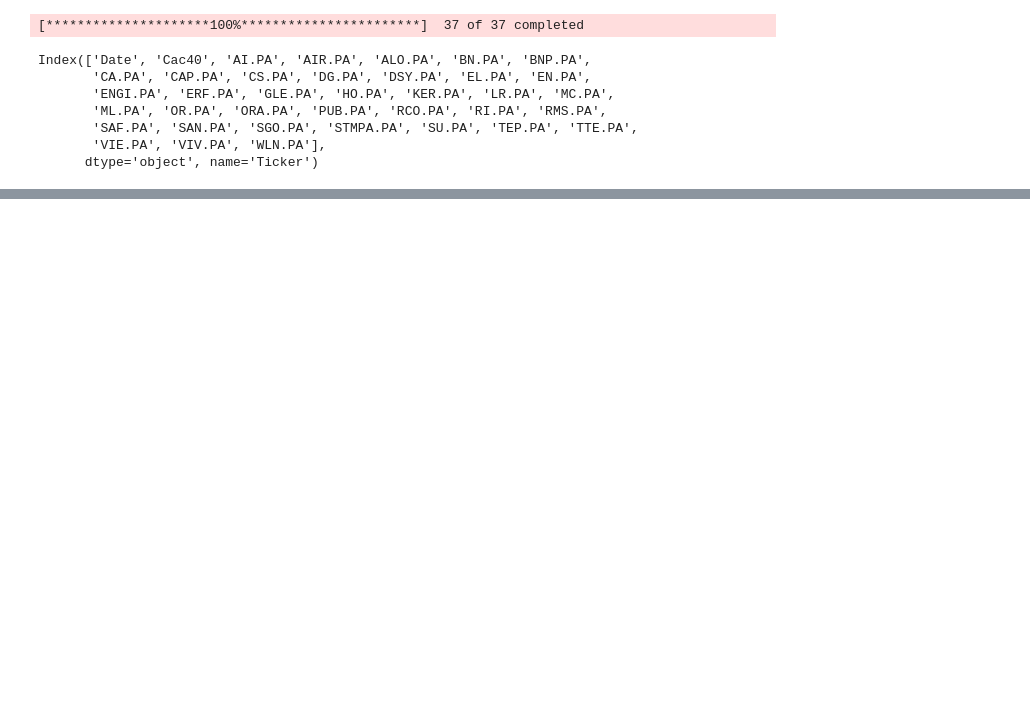
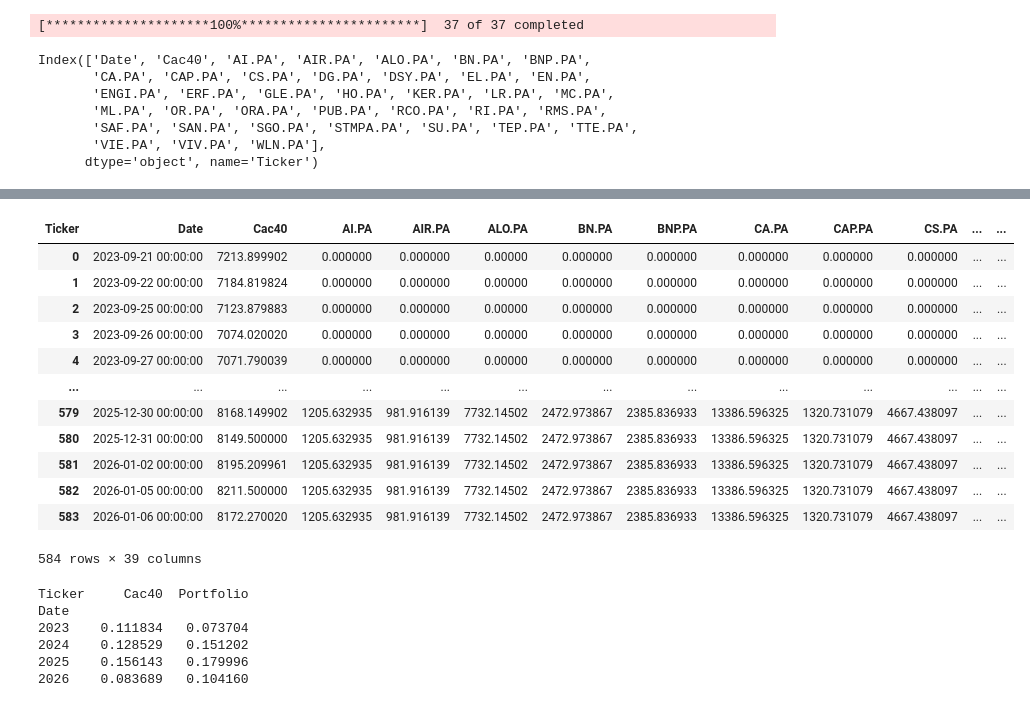
Before and after one commit to MaloBardin/GIT-Linux-Final-Project, a Jupyter notebook: View Value Estimator.ipynb, the cells around one changed output, grey strips where cells are left out. Cells and saved outputs as stored; diff of their text form; code cells hidden in the pictures; blank space fills up the shorter version.

```diff
--- a/View Value Estimator.ipynb
+++ b/View Value Estimator.ipynb
@@ -138,7 +140,11 @@ def getSigmaModified(df,date,lookback,listofbanneddays,periodison=False):
     date=pd.to_datetime(date)
     if date not in df["Date"].values:#add breaker if windows not in df
         raise ValueError("Date not in dataframe")
-    returns_df = df[["Date","S5SFTW","S5PHRM","S5CPGS","S5ENRSX","S5FDBT","S5TECH","S5RETL","S5BANKX","S5HCES","S5DIVF","S5UTILX","S5MEDA","S5REAL","S5TELSX","S5MATRX","S5INSU","S5FDSR","S5HOUS","S5SSEQX","S5TRAN","S5HOTR","S5CODU","S5AUCO","S5COMS"]].copy()
+    returns_df = df[["Date", "AI.PA", "AIR.PA", "ALO.PA", "BN.PA", "BNP.PA", "CA.PA", "CAP.PA",
+                     "CS.PA", "DG.PA", "DSY.PA", "EL.PA", "EN.PA", "ENGI.PA", "ERF.PA", "GLE.PA",
+                     "HO.PA", "KER.PA", "LR.PA", "MC.PA", "ML.PA", "OR.PA", "ORA.PA", "PUB.PA",
+                     "RCO.PA", "RI.PA", "RMS.PA", "SAF.PA", "SAN.PA", "SGO.PA", "STMPA.PA",
+                     "SU.PA", "TEP.PA", "TTE.PA", "VIE.PA", "VIV.PA", "WLN.PA"]].copy()
 
     date_index = returns_df.index[returns_df["Date"] == date][0]
     returns_df=returns_df[(returns_df.index<=date_index) & (returns_df.index>=date_index-lookback)]
@@ -236,6 +242,8 @@ def GetRiskFree(df,date,lookback,RfDf):
 
     RfDf["CumulativeRf"]=CumulativeRf
     RfDf["CumulativeRf"]= RfDf["CumulativeRf"]-1
+    if RfDf.empty:
+        return 0.0  # aucun taux sans risque disponible
 
     return RfDf["CumulativeRf"].iloc[-1]
 
@@ -281,7 +289,7 @@ def GetLambda(df,date,timeofcalculation,RfDf):
 
 #compute the lambda value using the mean return, risk free rate and variance of the portfolio
 
-Lambda=GetLambda(df,"2024-01-11",timeofcalculation=3500,RfDf=RfDf)
+Lambda=GetLambda(df,"2024-01-11",timeofcalculation=150,RfDf=RfDf)
 # %%
 #add the Q matrix calculation
 
@@ -476,7 +500,7 @@ def Backtester(df,hold, hist, proportion,df_toBL, RfDf,confidence2,proportion2,t
     spaceindays=0
     #first ligne
     StockQty.loc[start, "Money"] = MoneyAtStart
-    StockQty.loc[start, "SPX"] = df.iloc[start, 1]
+    StockQty.loc[start, "Cac40"] = df.iloc[start, 1]
     StockQty.loc[start, "Date"] = df.iloc[start, 0]
     RiskFreeAmount=0
     #start of the algorithm
@@ -578,3 +612,19 @@ Getting risk free rate...
+# %%
+final
+# %% [output]
+| Ticker | Date | Cac40 | AI.PA | AIR.PA | ALO.PA | BN.PA | BNP.PA | CA.PA | CAP.PA | CS.PA | ... | ... |
+| 0 | 2023-09-21 00:00:00 | 7213.899902 | 0.000000 | 0.000000 | 0.00000 | 0.000000 | 0.000000 | 0.000000 | 0.000000 | 0.000000 | ... | ... |
+| 1 | 2023-09-22 00:00:00 | 7184.819824 | 0.000000 | 0.000000 | 0.00000 | 0.000000 | 0.000000 | 0.000000 | 0.000000 | 0.000000 | ... | ... |
+| 2 | 2023-09-25 00:00:00 | 7123.879883 | 0.000000 | 0.000000 | 0.00000 | 0.000000 | 0.000000 | 0.000000 | 0.000000 | 0.000000 | ... | ... |
+| 3 | 2023-09-26 00:00:00 | 7074.020020 | 0.000000 | 0.000000 | 0.00000 | 0.000000 | 0.000000 | 0.000000 | 0.000000 | 0.000000 | ... | ... |
+| 4 | 2023-09-27 00:00:00 | 7071.790039 | 0.000000 | 0.000000 | 0.00000 | 0.000000 | 0.000000 | 0.000000 | 0.000000 | 0.000000 | ... | ... |
+| ... | ... | ... | ... | ... | ... | ... | ... | ... | ... | ... | ... | ... |
+| 579 | 2025-12-30 00:00:00 | 8168.149902 | 1205.632935 | 981.916139 | 7732.14502 | 2472.973867 | 2385.836933 | 13386.596325 | 1320.731079 | 4667.438097 | ... | ... |
+| 580 | 2025-12-31 00:00:00 | 8149.500000 | 1205.632935 | 981.916139 | 7732.14502 | 2472.973867 | 2385.836933 | 13386.596325 | 1320.731079 | 4667.438097 | ... | ... |
+| 581 | 2026-01-02 00:00:00 | 8195.209961 | 1205.632935 | 981.916139 | 7732.14502 | 2472.973867 | 2385.836933 | 13386.596325 | 1320.731079 | 4667.438097 | ... | ... |
+| 582 | 2026-01-05 00:00:00 | 8211.500000 | 1205.632935 | 981.916139 | 7732.14502 | 2472.973867 | 2385.836933 | 13386.596325 | 1320.731079 | 4667.438097 | ... | ... |
+| 583 | 2026-01-06 00:00:00 | 8172.270020 | 1205.632935 | 981.916139 | 7732.14502 | 2472.973867 | 2385.836933 | 13386.596325 | 1320.731079 | 4667.438097 | ... | ... |
+584 rows × 39 columns
 # %%
 import plotly.express as px
 import pandas as pd
@@ -706,7 +756,7 @@ print("\nSPX Risk Measures:")
 print(calculate_historical_var_es(final, 'SPX', 0.99))
 print(f"Sharpe Ratio: {calculate_sharpe_ratio(final, 'SPX', 0.03):.2f}")
 # %%
-df2 = final[["Date", "SPX", "Money"]].copy()
+df2 = final[["Date", "Cac40", "Money"]].copy()
 df2["Portfolio"] = df2["Money"]
 df2.drop(columns="Money", inplace=True)
 df2["Date"] = pd.to_datetime(df2["Date"], dayfirst=True)
@@ -721,6 +771,13 @@ fig = px.line(vol_df, x=vol_df.index, y=vol_df.columns,
               title="Comparaison Volatilité Réalisée : SPX vs Portfolio")
 
 fig.show()
+# %% [output]
+Ticker     Cac40  Portfolio
+Date
+2023    0.111834   0.073704
+2024    0.128529   0.151202
+2025    0.156143   0.179996
+2026    0.083689   0.104160
 # %%
 import pandas as pd
 import numpy as np
```
Also changed, not shown: parts of 6 cells of this notebook, 5 other files.
